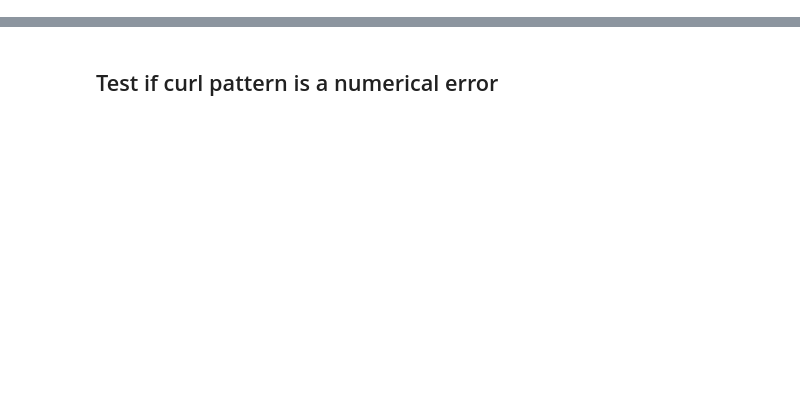
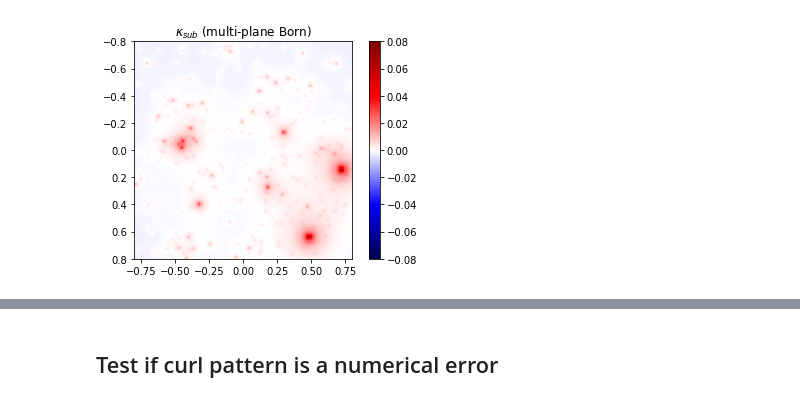
Before and after one commit to acagansengul/interlopers, a Jupyter notebook: effective_convergence.ipynb, the cells around one changed output, grey strips where cells are left out. Cells and saved outputs as stored; diff of their text form; code cells hidden in the pictures; blank space fills up the shorter version.

```diff
--- a/effective_convergence.ipynb
+++ b/effective_convergence.ipynb
@@ -64,0 +329,2 @@ plt.show()
+# %%
+myimg_proj = CustomImage(xs,ys,redshifts, zl=zl, m=masses, pixnum=pixnum, pixsize=pixsize, mass_sheets=mass_sheets)
@@ -64,0 +362,6 @@ plt.show()
+# %%
+autoshow(myimg_proj.divmat-blankimg.divmat, ext=ext, vmax=.08)
+#plt.title(r'$\kappa_{sub}$ (multi-plane Born)')
+#plt.savefig('imgs/feb11_mpborn_orig.png')
+# %% [output]
+[figure, added]
```
Also changed, not shown: parts of 101 cells of this notebook, 11 other files.
